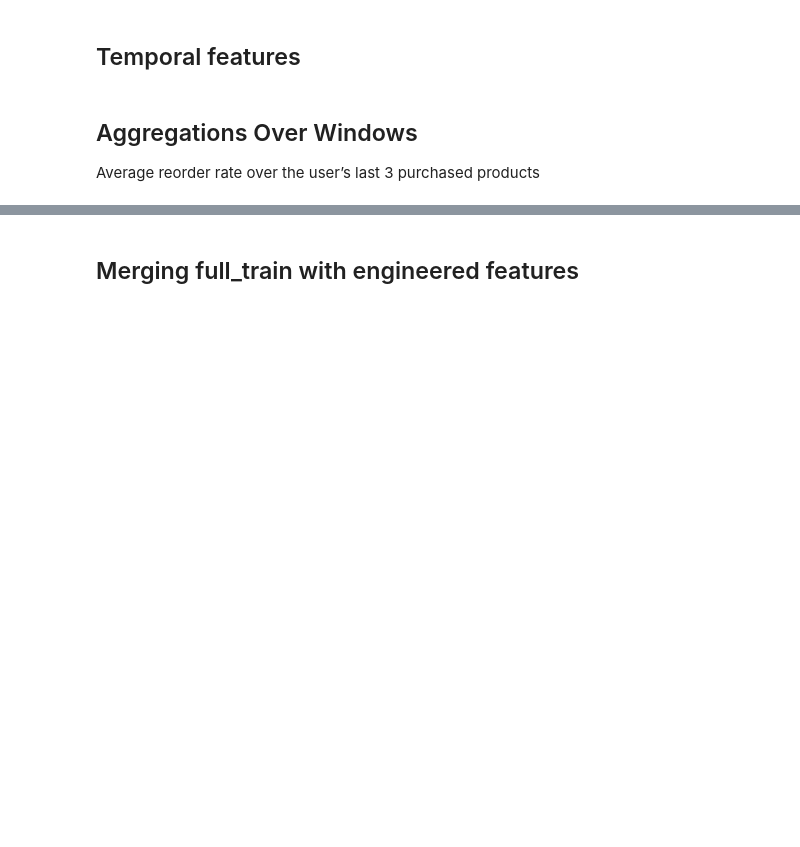
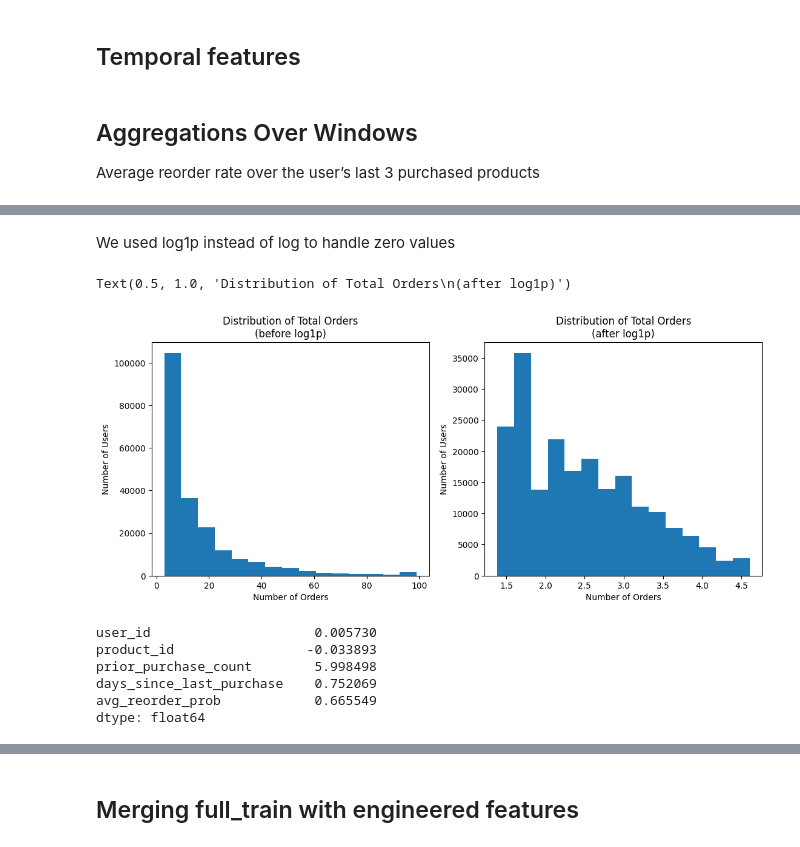
Before and after one commit to ab8d-DS/DSS230_Final_Project, a Jupyter notebook: notebooks/02_Feature_Engineering.ipynb, the cells around one changed output, grey strips where cells are left out. Cells and saved outputs as stored; diff of their text form; code cells hidden in the pictures; blank space fills up the shorter version.

```diff
--- a/notebooks/02_Feature_Engineering.ipynb
+++ b/notebooks/02_Feature_Engineering.ipynb
@@ -75,0 +100,28 @@ avg_reorder_last_3=last_3.groupby('user_id')['reordered'].mean().rename('avg_reo
+# %% [markdown]
+We used log1p instead of log to handle zero values
+# %%
+fig,axes=plt.subplots(1,2,figsize=(13,5))
+
+axes[0].hist(user_fet['total_orders'],bins=15)
+axes[0].set_xlabel('Number of Orders')
+axes[0].set_ylabel('Number of Users')
+axes[0].set_title('Distribution of Total Orders\n(before log1p)')
+
+user_fet['total_orders_log']=np.log1p(user_fet['total_orders'])
+
+axes[1].hist(user_fet['total_orders_log'],bins=15)
+axes[1].set_xlabel('Number of Orders')
+axes[1].set_ylabel('Number of Users')
+axes[1].set_title('Distribution of Total Orders\n(after log1p)')
+# %% [output]
+Text(0.5, 1.0, 'Distribution of Total Orders\n(after log1p)')
+[figure, added]
+# %%
+user_product_fet.skew()
+# %% [output]
+user_id                     0.005730
+product_id                 -0.033893
+prior_purchase_count        5.998498
+days_since_last_purchase    0.752069
+avg_reorder_prob            0.665549
+dtype: float64
```
Also changed, not shown: parts of 41 cells of this notebook.
